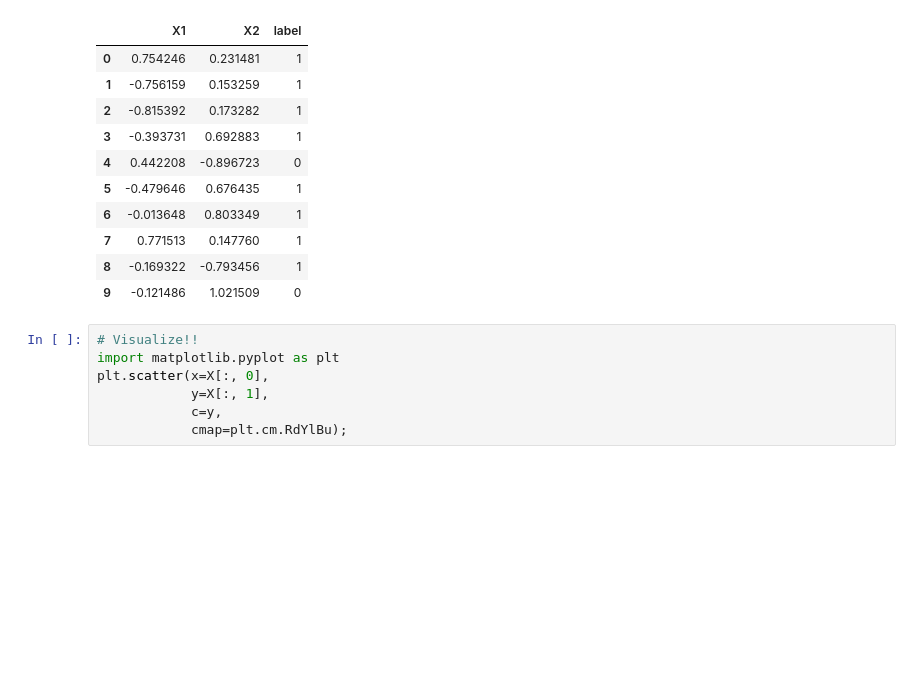
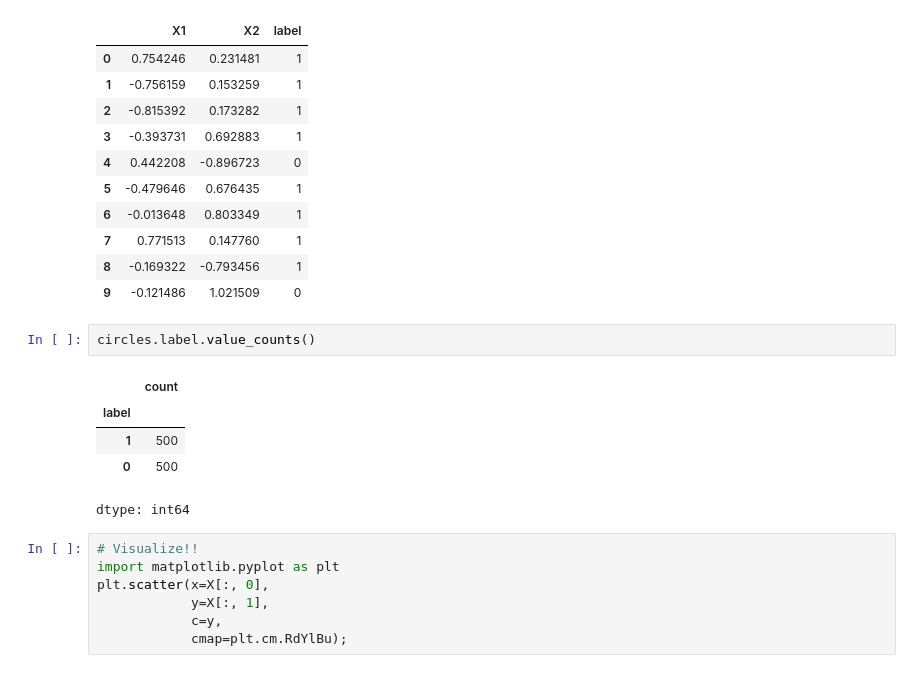
Before and after one commit to DerekHickey6/G-Colab-PyTorch, a Jupyter notebook: 02_PyTorch_nn__classifications.ipynb, the cells around one changed output. Drawn from its saved outputs; the diff is of its cells as text; blank space fills up the shorter version.

```diff
--- a/02_PyTorch_nn__classifications.ipynb
+++ b/02_PyTorch_nn__classifications.ipynb
@@ -68,6 +68,14 @@ circles.head(10)
 | 7 | 0.771513 | 0.147760 | 1 |
 | 8 | -0.169322 | -0.793456 | 1 |
 | 9 | -0.121486 | 1.021509 | 0 |
+# %%
+circles.label.value_counts()
+# %% [output]
+|  | count |
+| label |  |
+| 1 | 500 |
+| 0 | 500 |
+dtype: int64
 # %%
 # Visualize!!
 import matplotlib.pyplot as plt
```
Also changed, not shown: parts of 16 cells of this notebook.
